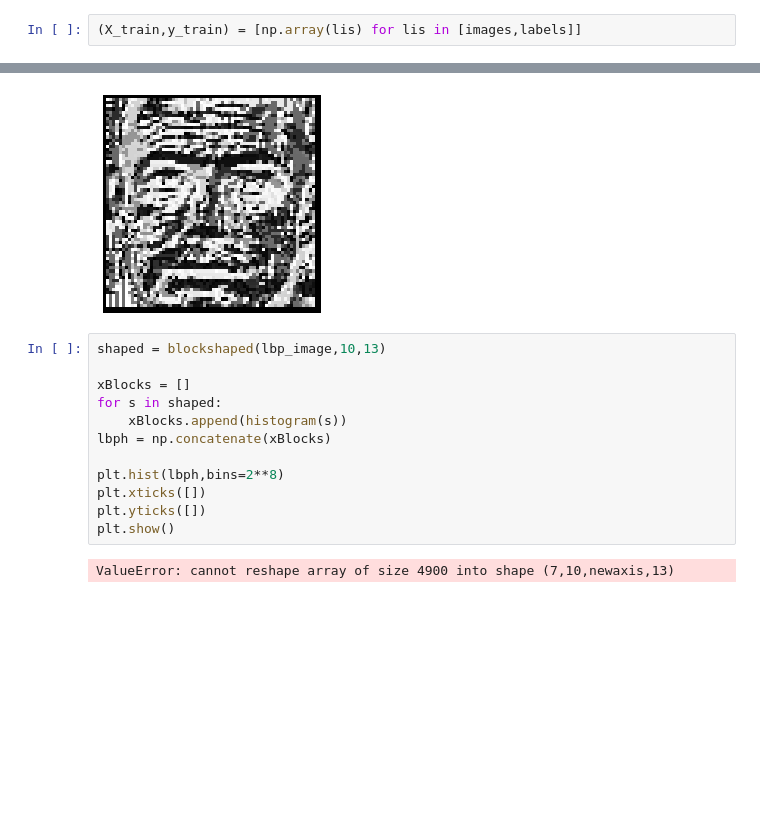
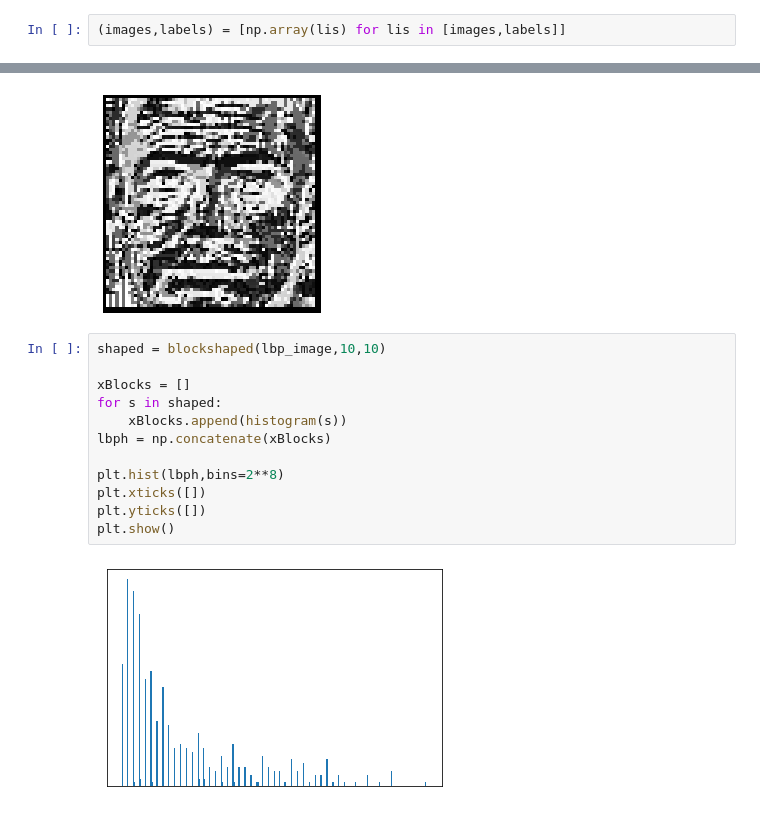
Before and after one commit to rameez471/LBP, a Jupyter notebook: 5Celeb.ipynb, the cells around one changed output, grey strips where cells are left out. Drawn from its saved outputs; the diff is of its cells as text; blank space fills up the shorter version.

```diff
--- a/5Celeb.ipynb
+++ b/5Celeb.ipynb
@@ -45,7 +45,7 @@ id
 # %% [output]
 5
 # %%
-(X_train,y_train) = [np.array(lis) for lis in [images,labels]]
+(images,labels) = [np.array(lis) for lis in [images,labels]]
 # %%
 sample = X_train[0]
 plt.imshow(sample,cmap='gray')
@@ -61,16 +61,16 @@ plt.show()
 # %% [output]
 [figure]
 # %%
-shaped = blockshaped(lbp_image,10,13)
+shaped = blockshaped(lbp_image,10,10)
 
 xBlocks = []
 for s in shaped:
     xBlocks.append(histogram(s))
 lbph = np.concatenate(xBlocks)
 
 plt.hist(lbph,bins=2**8)
 plt.xticks([])
 plt.yticks([])
 plt.show()
 # %% [output]
-ValueError: cannot reshape array of size 4900 into shape (7,10,newaxis,13)
+[figure, added]
```
Also changed, not shown: parts of 11 cells of this notebook.
